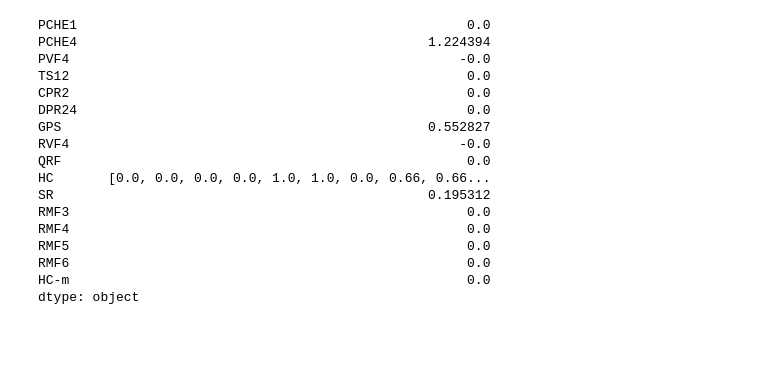
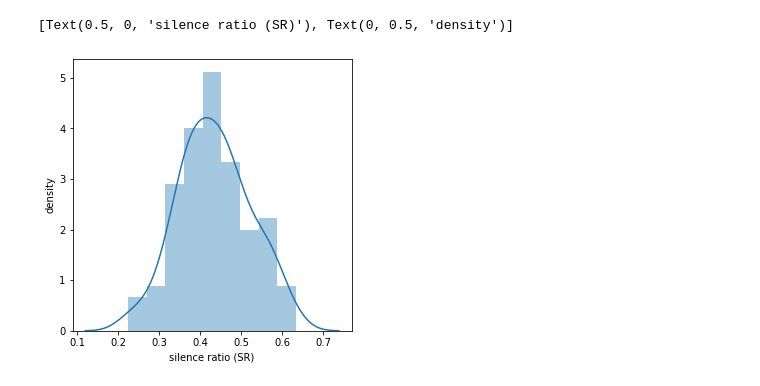
Before and after one commit to HikariNoMJ14/cool-cat-ai, a Jupyter notebook: src/notebooks/Silence Ratio.ipynb, the cells around one changed output. Cells and saved outputs as stored; diff of their text form; code cells hidden in the pictures; blank space fills up the shorter version.

```diff
--- a/src/notebooks/Silence Ratio.ipynb
+++ b/src/notebooks/Silence Ratio.ipynb
@@ -32,2 +27,3 @@ df[df['pitch'] > -1]['duration'].sum() / (8 * 48)
 # %%
-df
+file2 = '/media/manu/Data/PycharmProjects/thesis/mlruns/5/86bb55472c2f4797b00e486efe09fe15/artifacts/evaluation_seen.csv'
+df2 = pd.read_csv(file2, index_col=0)
@@ -52,19 +30,11 @@ df
 # %%
+rcParams['figure.figsize'] = 5,5
+ax = sns.distplot(df2['SR'])
+# ax.set(xticks=np.arange(0,900,50))
+ax.set(xlabel='silence ratio (SR)', ylabel='density')
+# plt.axvline(x=df2['SR'].mean(), color='blue')
+# plt.axvline(x=df['SR'].mean()-df['SR'].std(), color='green')
+# plt.axvline(x=df['SR'].mean()+df['SR'].std(), color='green')
 # %% [output]
-PCHE1                                                  0.0
-PCHE4                                             1.224394
-PVF4                                                  -0.0
-TS12                                                   0.0
-CPR2                                                   0.0
-DPR24                                                  0.0
-GPS                                               0.552827
-RVF4                                                  -0.0
-QRF                                                    0.0
-HC       [0.0, 0.0, 0.0, 0.0, 1.0, 1.0, 0.0, 0.66, 0.66...
-SR                                                0.195312
-RMF3                                                   0.0
-RMF4                                                   0.0
-RMF5                                                   0.0
-RMF6                                                   0.0
-HC-m                                                   0.0
-dtype: object
+[Text(0.5, 0, 'silence ratio (SR)'), Text(0, 0.5, 'density')]
+[figure, added]
```
Also changed, not shown: parts of 7 cells of this notebook, 20 other files.
